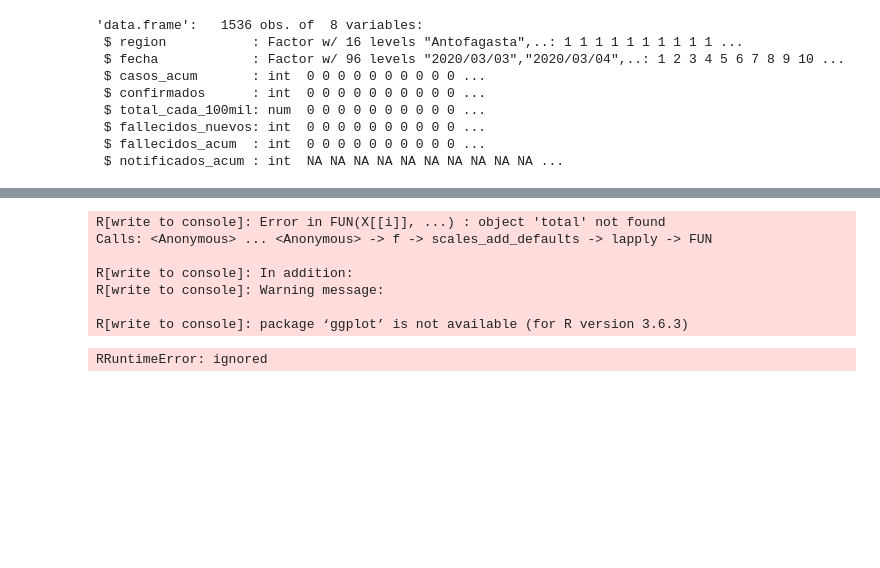
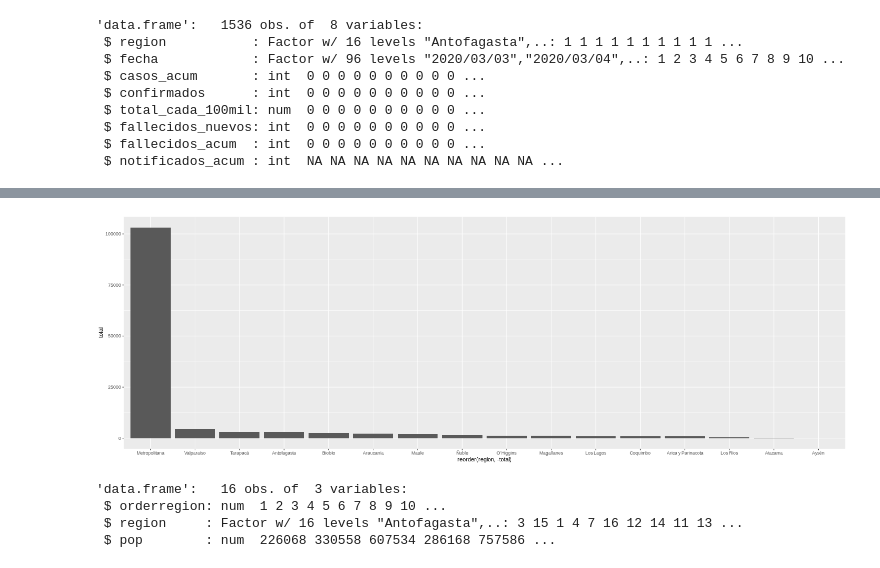
Before and after one commit to gmezaarrepol/informacionCovid, a Jupyter notebook: covid19_chile.ipynb, the cells around one changed output, grey strips where cells are left out. Drawn from its saved outputs; the diff is of its cells as text; code cells hidden in the pictures; blank space fills up the shorter version.

```diff
--- a/covid19_chile.ipynb
+++ b/covid19_chile.ipynb
@@ -192,7 +201,7 @@ str(data)
 # agrupar los datos para el grafico 1
 totales <- data %>%
   group_by(region)%>%
-  summarize(total <- sum(confirmados))
+  summarize(total = sum(confirmados))
 totales
 # %% [output]
 # A tibble: 16 x 2
@@ -217,18 +226,24 @@ totales
 # %%
 %%R -w 1440 -h 480 -u px
-regiones <- c('Arica y Parinacota', 'Tarapacá', 'Antofagasta', 'Atacama',
-              'Coquimbo', 'Valparaíso', 'Metropolitana', 'O’Higgins',
-              'Maule', 'Ñuble', 'Biobío', 'Araucanía', 'Los Rios',
-              'Los Lagos', 'Aysén', 'Magallanes')
-
-ggplot(totales, aes(x = regiones, y = total, group = 1))+
+ggplot(totales, aes(x = reorder(region, -total), y = total, group = 1))+
   geom_col()
 # %% [output]
-R[write to console]: Error in FUN(X[[i]], ...) : object 'total' not found
-Calls: <Anonymous> ... <Anonymous> -> f -> scales_add_defaults -> lapply -> FUN
-
-R[write to console]: In addition:
-R[write to console]: Warning message:
-
-R[write to console]: package ‘ggplot’ is not available (for R version 3.6.3)
-RRuntimeError: ignored
+[figure, added]
+# %%
+%%R
+# crea los vectores /dataframe de regiones ordenada y poblacion de region, segun Wikipedia
+region <- c('Arica y Parinacota', 'Tarapacá', 'Antofagasta', 'Atacama',
+             'Coquimbo', 'Valparaíso', 'Metropolitana', 'O’Higgins',
+              'Maule', 'Ñuble', 'Biobío', 'Araucanía', 'Los Ríos',
+              'Los Lagos', 'Aysén', 'Magallanes')
+orderregion <- seq(1,16,1)
+pop <- c(226068, 330558, 607534, 286168, 757586, 1815902, 7112808, 914555, 1044950, 480609, 1556805, 957224, 384837, 828708, 103158, 166533)
+regiones <- as.data.frame(cbind(orderregion, region, pop))
+regiones$pop <- as.numeric(as.character(regiones$pop))
+regiones$orderregion <- as.numeric(as.character(regiones$orderregion))
+str(regiones)
+# %% [output]
+'data.frame':   16 obs. of  3 variables:
+ $ orderregion: num  1 2 3 4 5 6 7 8 9 10 ...
+ $ region     : Factor w/ 16 levels "Antofagasta",..: 3 15 1 4 7 16 12 14 11 13 ...
+ $ pop        : num  226068 330558 607534 286168 757586 ...
```
Also changed, not shown: parts of 12 cells of this notebook.
